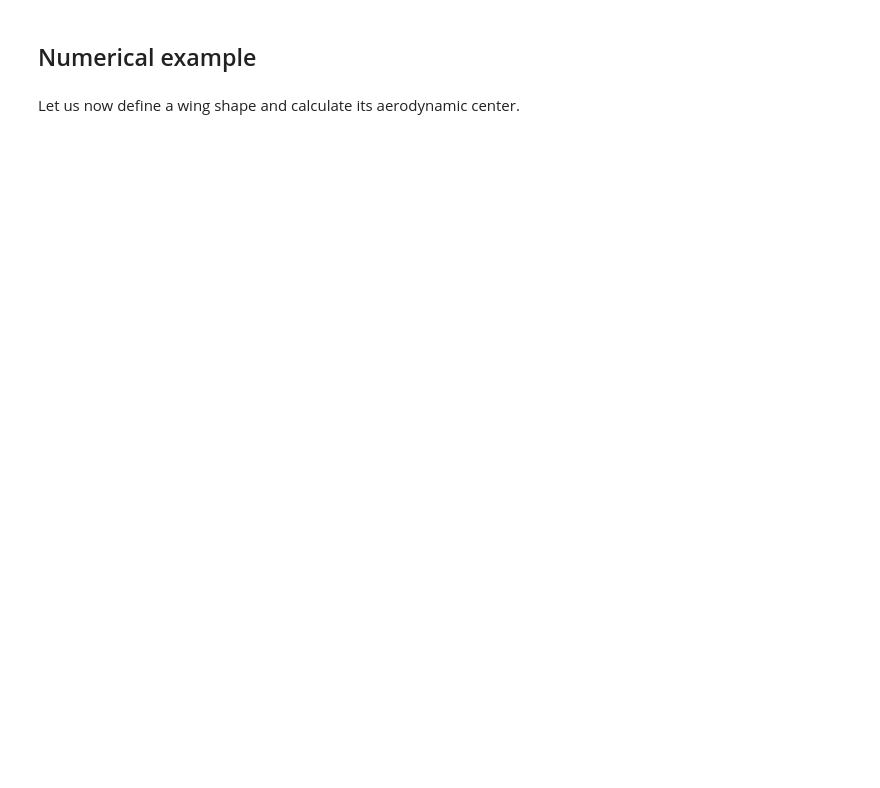
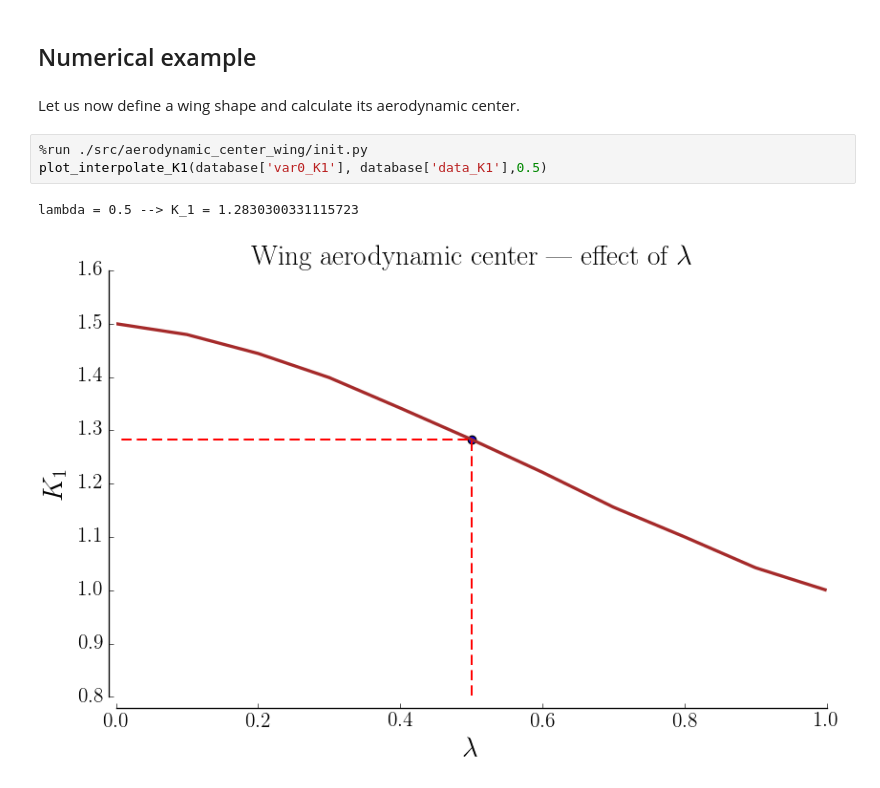
Before and after one commit to agodemar/jupyter-test, a Jupyter notebook: flight_mechanics/aerodynamic_center_wing.ipynb, the cells around one changed output. Cells and saved outputs as stored; diff of their text form; blank space fills up the shorter version.

```diff
--- a/flight_mechanics/aerodynamic_center_wing.ipynb
+++ b/flight_mechanics/aerodynamic_center_wing.ipynb
@@ -73,3 +67,9 @@ plot_K2(database['var0_K2'], database['var1_K2'], database['var2_K2'], database[
 ## Numerical example
 # %% [markdown]
 Let us now define a wing shape and calculate its aerodynamic center.
+# %%
+%run ./src/aerodynamic_center_wing/init.py
+plot_interpolate_K1(database['var0_K1'], database['data_K1'],0.5)
+# %% [output]
+lambda = 0.5 --> K_1 = 1.2830300331115723
+[figure, added]
```
Also changed, not shown: parts of 12 cells of this notebook, 1 other file.
